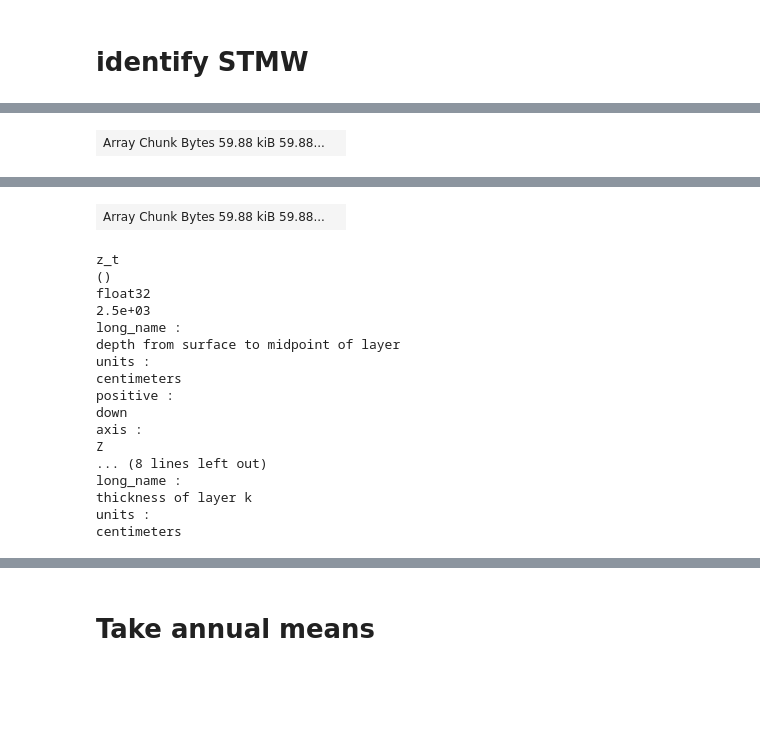
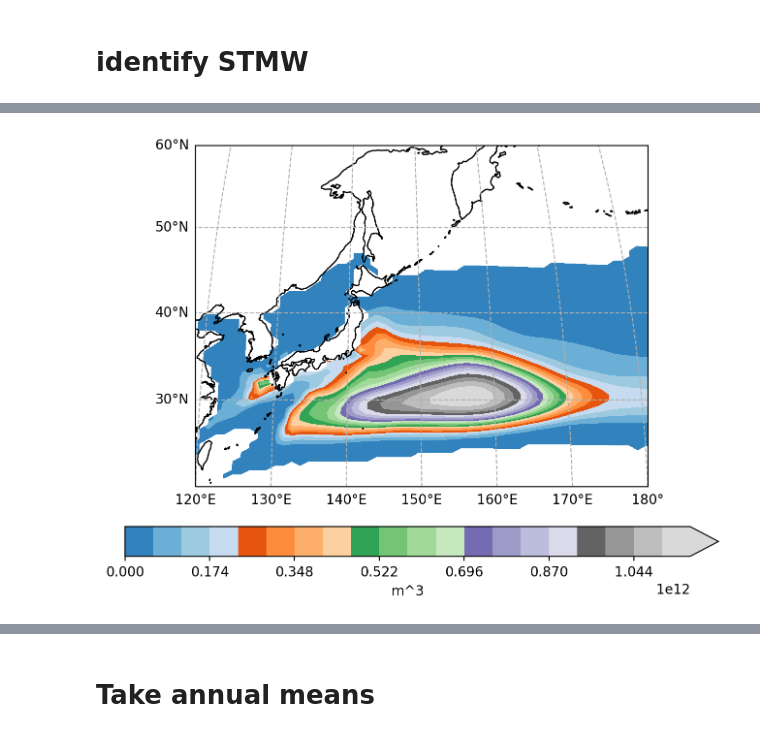
Before and after one commit to kimyy308/kyy_python2, a Jupyter notebook: all/Model/CESM2/Earth_System_Predictability/DIC/DIC_LE_analysis.ipynb, the cells around one changed output, grey strips where cells are left out. Saved outputs shown, nothing was run; the diff lists cells and outputs as text; code cells hidden in the pictures; blank space fills up the shorter version.

```diff
--- a/all/Model/CESM2/Earth_System_Predictability/DIC/DIC_LE_analysis.ipynb
+++ b/all/Model/CESM2/Earth_System_Predictability/DIC/DIC_LE_analysis.ipynb
@@ -149,15 +149,22 @@ start_time = time.time()
 
 #TEMP
 cfg_var_TEMP.LE_path_load(cfg_var_TEMP.var)
-cfg_var_TEMP.LE_ds = xr.open_mfdataset(cfg_var_TEMP.LE_file_list[0][0:2],
+cfg_var_TEMP.LE_ds = xr.open_mfdataset(cfg_var_TEMP.LE_file_list[0][0:10],
                        chunks={'time': 12},
                        combine='nested',
-                       concat_dim=[[*cfg_var_TEMP.LE_ensembles[0:2]], 'time'],
+                       concat_dim=[[*cfg_var_TEMP.LE_ensembles[0:10]], 'time'],
                        parallel=True,
                        preprocess=lambda ds: process_coords_3d(ds, start_date, end_date),
                        decode_cf=True,
                        decode_times=True)
-
+# cfg_var_TEMP.LE_ds = xr.open_mfdataset(cfg_var_TEMP.LE_file_list[0],
+#                        chunks={'time': 12},
+#                        combine='nested',
+#                        concat_dim=[[*cfg_var_TEMP.LE_ensembles], 'time'],
+#                        parallel=True,
+#                        preprocess=lambda ds: process_coords_3d(ds, start_date, end_date),
+#                        decode_cf=True,
+#                        decode_times=True)
 
 cfg_var_TEMP.LE_ds = cfg_var_TEMP.LE_ds.rename({"concat_dim": "ens_LE"})
 new_time = cfg_var_TEMP.LE_ds.time - np.array([datetime.timedelta(days=15)] * len(cfg_var_TEMP.LE_ds.time))
@@ -372,3 +363,48 @@ axes.coastlines()
 # %%
-cfg_var_TEMP.LE_ds['cell_thickness_3d'][1,1,1,:,:]
+# mean STMW (LE)
+compute_edw_volume(cfg_var_TEMP.LE_ds, ds_grid)
+data1 = cfg_var_TEMP.LE_ds['edw_total_volume']
+data1 = data1.mean(dim='time').mean(dim='ens_LE')
+data1 = data1.where(data1 != 0, np.nan).compute()
+
+data1['TLONG']=cfg_var_TEMP.LE_ds.TLONG
+data1['TLAT']=cfg_var_TEMP.LE_ds.TLAT
+
+cmap = plt.cm.tab20c;
+
+projection = ccrs.Robinson(central_longitude=145)
+fig, axes = plt.subplots(nrows=1, ncols=1,
+             dpi=200, facecolor='w', edgecolor='k', subplot_kw={'projection': projection}, constrained_layout=True)
+axes.set_extent([120, 180, 20, 60], crs=ccrs.PlateCarree())  # Longitude range (120 to 170), Latitude range (0 to 50)
+
+
+
+# plt1=pop_add_cyclic(data1).plot.pcolormesh(x='TLONG', y='TLAT', ax=axes,
+#                         transform=ccrs.PlateCarree(), cmap=cmap)
+
+# set REGION = NWP
+# set xw = 133
+# set xe = 205
+# set ys = 221
+# set yn = 325
+
+# levels = np.linspace(plt1.get_clim()[0], plt1.get_clim()[1], 21)  # 20 intervals
+levels = np.linspace(np.nanmin(data1), np.nanmax(data1), 21)  # 20 intervals
+
+plt1=axes.contourf(ds_grid.TLONG[220:325, 132:205],
+             ds_grid.TLAT[220:325, 132:205],
+             data1,transform=ccrs.PlateCarree(), levels=levels, cmap=cmap , add_colorbar=False, extend='max')
+norm = mcolors.BoundaryNorm(boundaries=levels, ncolors=plt1.cmap.N, clip=True)
+cbar1 = fig.colorbar(plt1, orientation='horizontal', boundaries=levels, norm=norm)
+cbar1.set_label('m^3')
+axes.coastlines()
+
+# Adding gridlines
+gl = axes.gridlines(draw_labels=True, crs=ccrs.PlateCarree(), linestyle='--')
+gl.top_labels = False  # Hide top labels
+gl.right_labels = False  # Hide right labels
+gl.xlocator = mticker.FixedLocator(np.arange(120, 190, 10))  # Longitudes every 10°
+gl.ylocator = mticker.FixedLocator(np.arange(20, 70, 10))  # Latitudes every 10°
+gl.xlabel_style = {'size': 10, 'color': 'black'}  # Customize label style
+gl.ylabel_style = {'size': 10, 'color': 'black'}  # Customize label style
 # %% [output]
@@ -400 +410,0 @@ Lon
-| Array Chunk Bytes 59.88 kiB 59.88... |  |
@@ -413,18 +411 @@ Lat
-| Array Chunk Bytes 59.88 kiB 59.88... |  |
-z_t
-()
-float32
-2.5e+03
-long_name :
-depth from surface to midpoint of layer
-units :
-centimeters
-positive :
-down
-axis :
-Z
-... (8 lines left out)
-long_name :
-thickness of layer k
-units :
-centimeters
+[figure, added]
```
Also changed, not shown: parts of 20 cells of this notebook, 1 other file.
